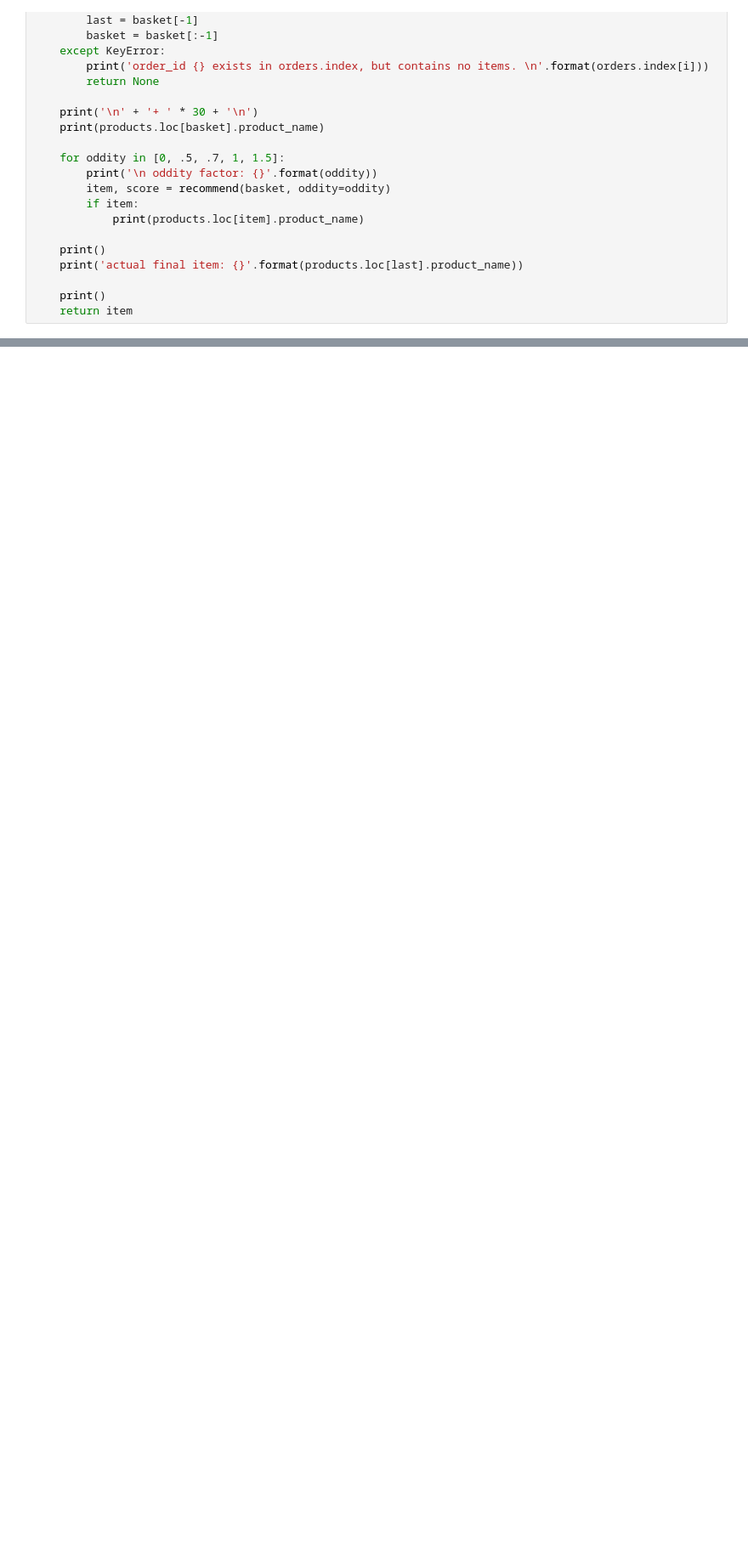
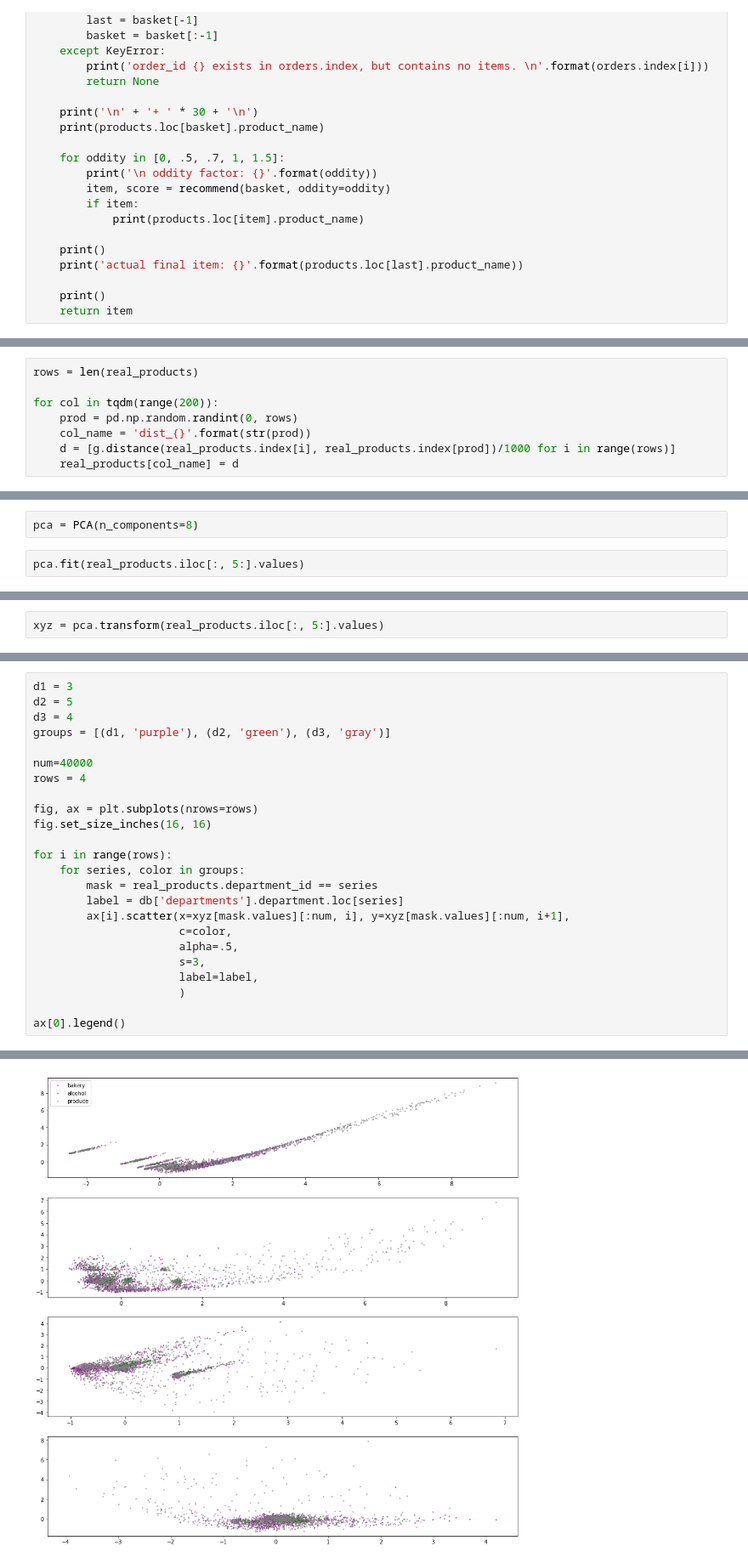
Before and after one commit to notsambeck/eda, a Jupyter notebook: ic_product_segments.ipynb, the cells around one changed output, grey strips where cells are left out. Shown at 85% size. Drawn from its saved outputs; the diff is of its cells as text; blank space fills up the shorter version.

```diff
--- a/ic_product_segments.ipynb
+++ b/ic_product_segments.ipynb
@@ -367,0 +306,8 @@ There is some support for an inverse factor for item popularity.
+# %%
+rows = len(real_products)
+
+for col in tqdm(range(200)):
+    prod = pd.np.random.randint(0, rows)
+    col_name = 'dist_{}'.format(str(prod))
+    d = [g.distance(real_products.index[i], real_products.index[prod])/1000 for i in range(rows)]
+    real_products[col_name] = d
@@ -367,0 +329,4 @@ There is some support for an inverse factor for item popularity.
+# %%
+pca = PCA(n_components=8)
+# %%
+pca.fit(real_products.iloc[:, 5:].values)
@@ -367,0 +336,2 @@ There is some support for an inverse factor for item popularity.
+# %%
+xyz = pca.transform(real_products.iloc[:, 5:].values)
@@ -367,0 +358,25 @@ There is some support for an inverse factor for item popularity.
+# %%
+d1 = 3
+d2 = 5
+d3 = 4
+groups = [(d1, 'purple'), (d2, 'green'), (d3, 'gray')]
+
+num=40000
+rows = 4
+
+fig, ax = plt.subplots(nrows=rows)
+fig.set_size_inches(16, 16)
+
+for i in range(rows):
+    for series, color in groups:
+        mask = real_products.department_id == series
+        label = db['departments'].department.loc[series]
+        ax[i].scatter(x=xyz[mask.values][:num, i], y=xyz[mask.values][:num, i+1],
+                      c=color,
+                      alpha=.5,
+                      s=3,
+                      label=label,
+                      )
+
+ax[0].legend()
+# %% [output]
@@ -367,0 +384 @@ There is some support for an inverse factor for item popularity.
+[figure, added]
```
Also changed, not shown: parts of 31 cells of this notebook.
